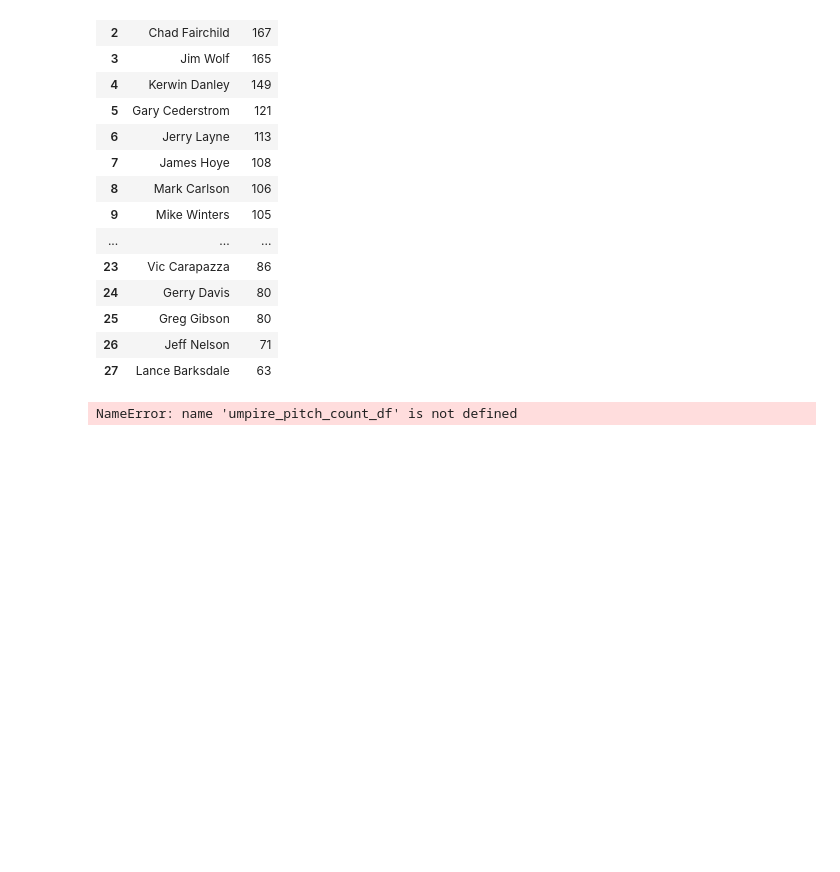
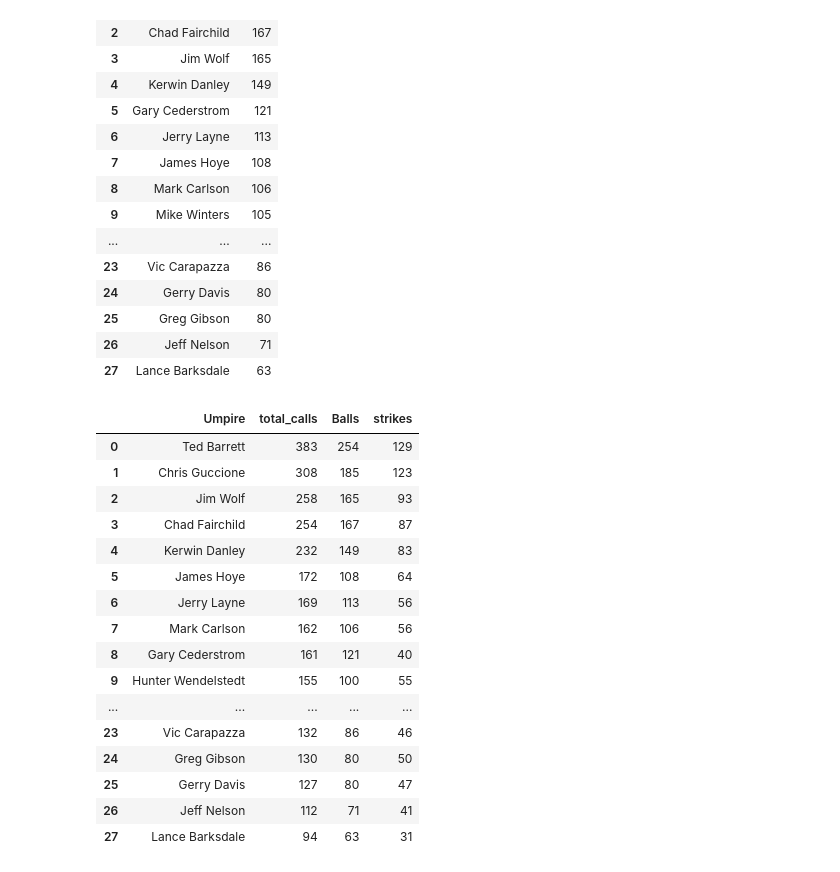
Before and after one commit to ForrestMcDougal/MLB-Postseason-Umpire-Analysis, a Jupyter notebook: Charts.ipynb, the cells around one changed output. Saved outputs shown, nothing was run; the diff lists cells and outputs as text; code cells hidden in the pictures; blank space fills up the shorter version.

Commit message:
Add files via upload
merged calls, balls, and strikes

```diff
--- a/Charts.ipynb
+++ b/Charts.ipynb
@@ -431,10 +431,29 @@ umpire_strikes.columns = ['Umpire', 'strikes']
 | 26 | Jeff Nelson | 71 |
 | 27 | Lance Barksdale | 63 |
 # %%
-umpire_merge_table_balls = pd.merge(umpire_pitch_count_df, umpire_balls_df, on="Umpire")
+umpire_merge_table_balls = pd.merge(umpire_pitch_count, umpire_balls, on="Umpire")
 umpire_merge_table_balls
+
+umpire_bs = pd.merge(umpire_merge_table_balls, umpire_strikes, on="Umpire")
+umpire_bs
 # %% [output]
-NameError: name 'umpire_pitch_count_df' is not defined
+|  | Umpire | total_calls | Balls | strikes |
+| 0 | Ted Barrett | 383 | 254 | 129 |
+| 1 | Chris Guccione | 308 | 185 | 123 |
+| 2 | Jim Wolf | 258 | 165 | 93 |
+| 3 | Chad Fairchild | 254 | 167 | 87 |
+| 4 | Kerwin Danley | 232 | 149 | 83 |
+| 5 | James Hoye | 172 | 108 | 64 |
+| 6 | Jerry Layne | 169 | 113 | 56 |
+| 7 | Mark Carlson | 162 | 106 | 56 |
+| 8 | Gary Cederstrom | 161 | 121 | 40 |
+| 9 | Hunter Wendelstedt | 155 | 100 | 55 |
+| ... | ... | ... | ... | ... |
+| 23 | Vic Carapazza | 132 | 86 | 46 |
+| 24 | Greg Gibson | 130 | 80 | 50 |
+| 25 | Gerry Davis | 127 | 80 | 47 |
+| 26 | Jeff Nelson | 112 | 71 | 41 |
+| 27 | Lance Barksdale | 94 | 63 | 31 |
 # %%
 # Bar chart of strikes and balls by ump
 
```
Also changed, not shown: parts of 1 cell of this notebook.
